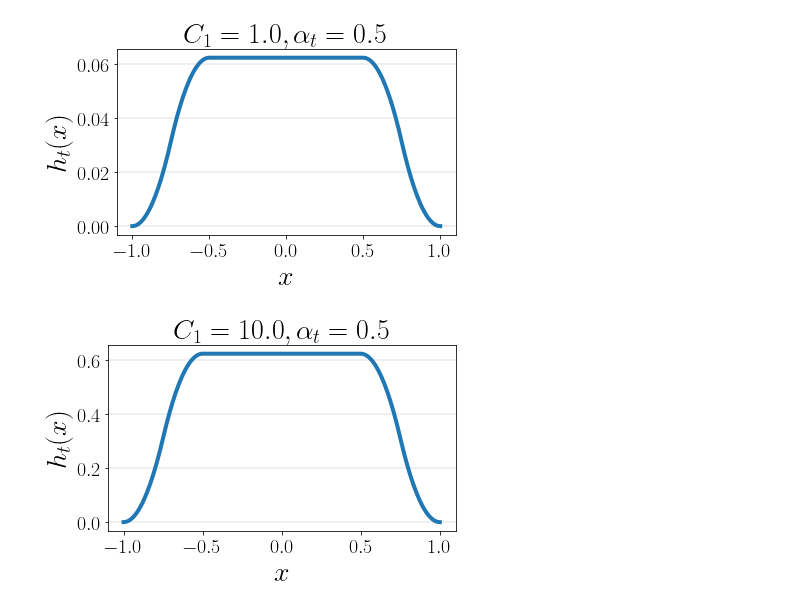
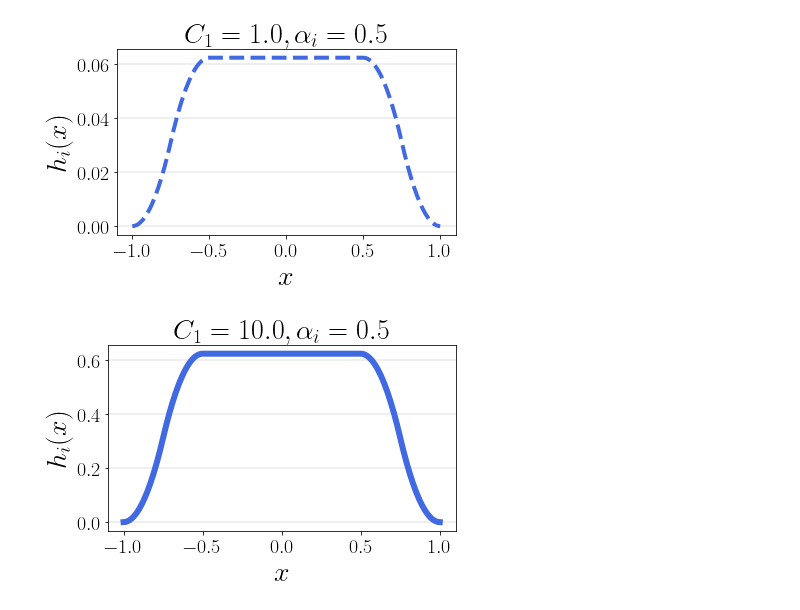
Before and after one commit to VirtuosoResearch/Noise-stability-optimization, a Jupyter notebook: notebooks/lower-bound-example.ipynb, the cells around one changed output. Saved outputs shown, nothing was run; the diff lists cells and outputs as text; code cells hidden in the pictures.

```diff
--- a/notebooks/lower-bound-example.ipynb
+++ b/notebooks/lower-bound-example.ipynb
@@ -46,25 +46,25 @@ plt.savefig('bad_ex_1.pdf', format='pdf', dpi=100)
 # %%
 C1 = 1.0
 alphat = 0.5
 
 X = [0.01 * (i - 100) for i in range(0, 201)]
 
 Y = [ht(x) for x in X]
 
 fig, ax = plt.subplots(figsize=(6,4))
 
-plt.plot(X, Y, lw=4.0)
+plt.plot(X, Y, lw=4.0, ls='--', c='royalblue')
 ax.tick_params(axis='both', which='major', labelsize=20)
 ax.tick_params(axis='both', which='minor', labelsize=20)
 ax.yaxis.grid(True, lw=0.4)
 plt.xlabel(r'$x$',  fontsize=28)
-plt.ylabel(r'$h_t(x)$',  fontsize=28)
-ax.set_title(r'$C_1 = 1.0, \alpha_t = 0.5$', fontsize=28)
+plt.ylabel(r'$h_i(x)$',  fontsize=28)
+ax.set_title(r'$C_1 = 1.0, \alpha_i = 0.5$', fontsize=28)
 
 plt.tight_layout()
 plt.savefig('bad_ex_2.pdf', format='pdf', dpi=100)
 # %% [output]
-[figure, old version]
+[figure, new version]
 # %%
 C1 = 10.0
 alphat = 0.5
@@ -75,15 +75,15 @@ Y = [ht(x) for x in X]
 
 fig, ax = plt.subplots(figsize=(6,4))
 
-plt.plot(X, Y, lw=4.0)
+plt.plot(X, Y, lw=6.0, c='royalblue')
 ax.tick_params(axis='both', which='major', labelsize=20)
 ax.tick_params(axis='both', which='minor', labelsize=20)
 ax.yaxis.grid(True, lw=0.4)
 plt.xlabel(r'$x$',  fontsize=28)
-plt.ylabel(r'$h_t(x)$',  fontsize=28)
-ax.set_title(r'$C_1 = 10.0, \alpha_t = 0.5$', fontsize=28)
+plt.ylabel(r'$h_i(x)$',  fontsize=28)
+ax.set_title(r'$C_1 = 10.0, \alpha_i = 0.5$', fontsize=28)
 
 plt.tight_layout()
 plt.savefig('bad_ex_3.pdf', format='pdf', dpi=100)
 # %% [output]
-[figure, old version]
+[figure, new version]
```
Also changed, not shown: parts of 1 cell of this notebook, 7 other files.
